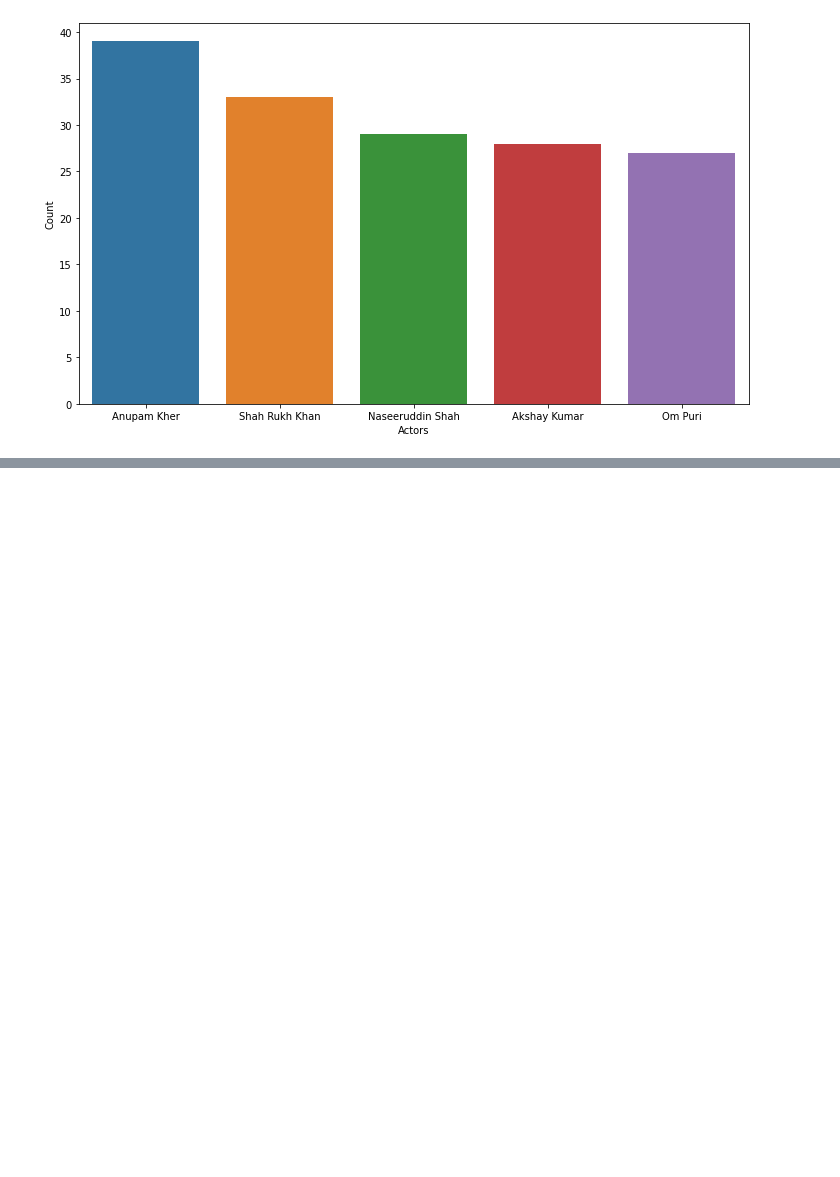
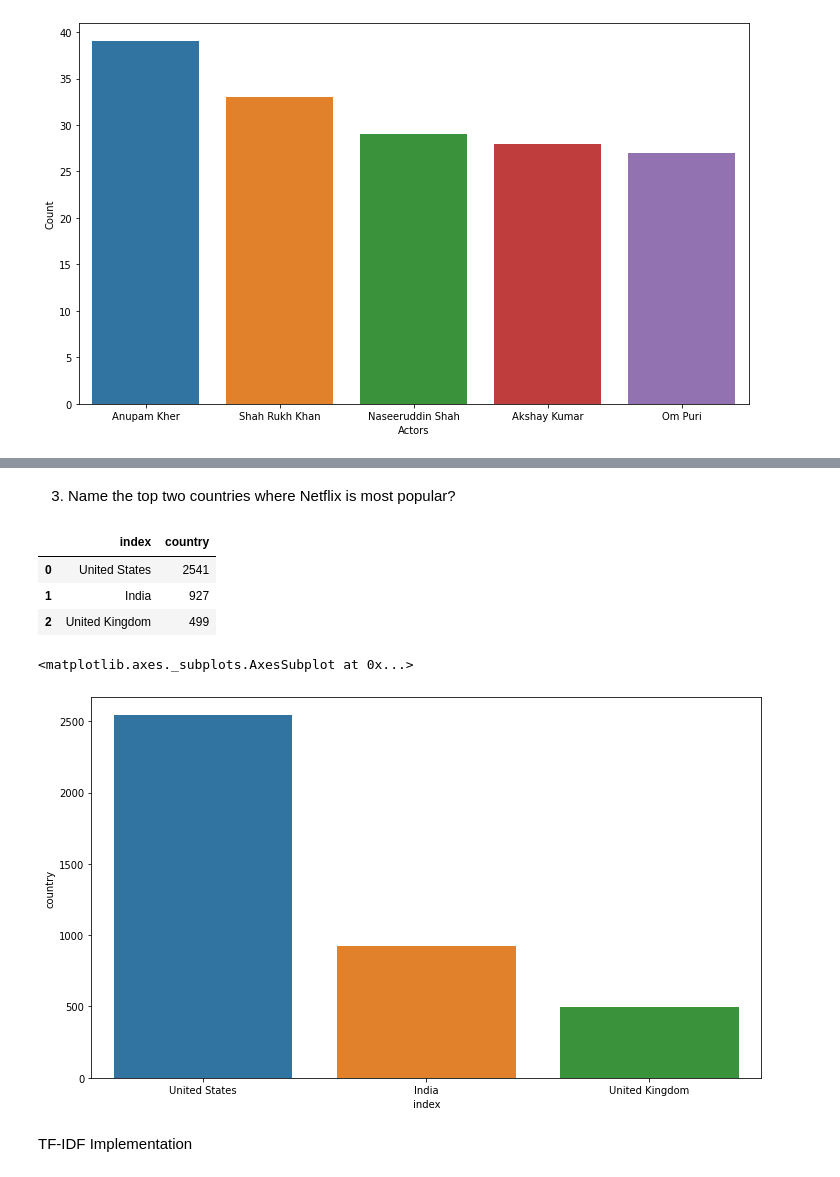
Before and after one commit to Jaiharish-passion07/Fourth_Capstone_Clustering_project, a Jupyter notebook: INDIVIDUAL_CLUSTERING.ipynb, the cells around one changed output, grey strips where cells are left out. Cells and saved outputs as stored; diff of their text form; code cells hidden in the pictures; blank space fills up the shorter version.

```diff
--- a/INDIVIDUAL_CLUSTERING.ipynb
+++ b/INDIVIDUAL_CLUSTERING.ipynb
@@ -199,0 +252,20 @@ sns.barplot(x=actors_df['Actors'].head(5),y=actors_df['Count'].head(5))
+# %% [markdown]
+3) Name the top two countries where Netflix is most popular?
+# %%
+#top_two countries where netflix is most popular
+top_two=df_clean_frame['country'].value_counts().head(3).reset_index()
+top_two
+# %% [output]
+|  | index | country |
+| 0 | United States | 2541 |
+| 1 | India | 927 |
+| 2 | United Kingdom | 499 |
+# %%
+#Visualising Which are the top two countries using Netfilx
+plt.figure(figsize=(12,7))
+sns.barplot(x=top_two['index'],y=top_two['country'])
+# %% [output]
+<matplotlib.axes._subplots.AxesSubplot at 0x...>
+[figure, added]
+# %% [markdown]
+TF-IDF Implementation
```
Also changed, not shown: parts of 28 cells of this notebook.
